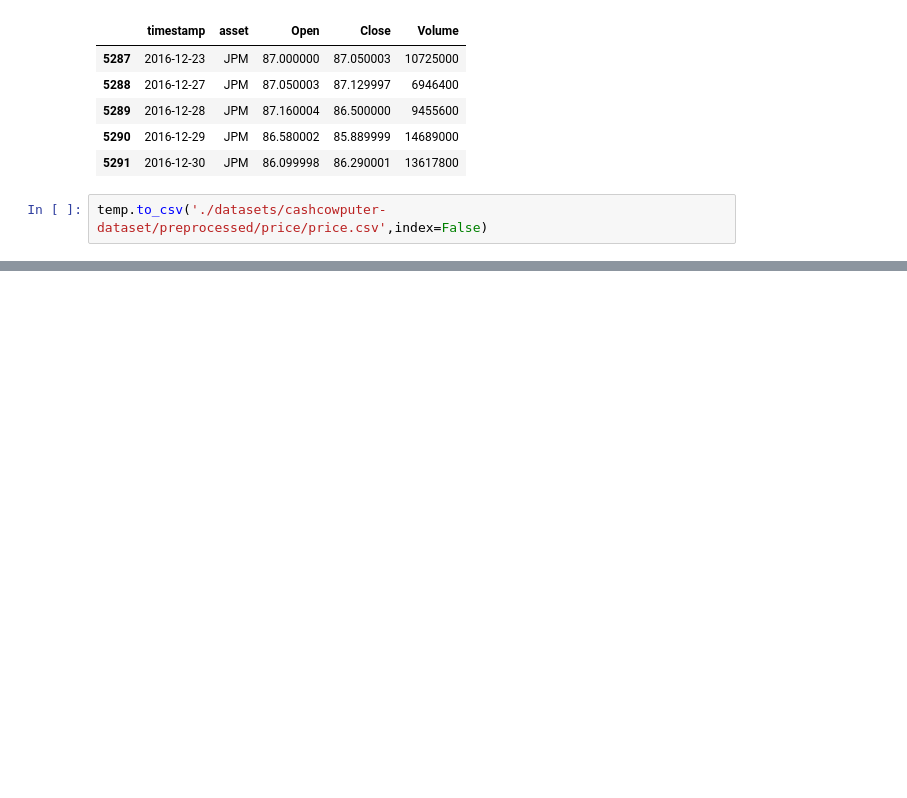
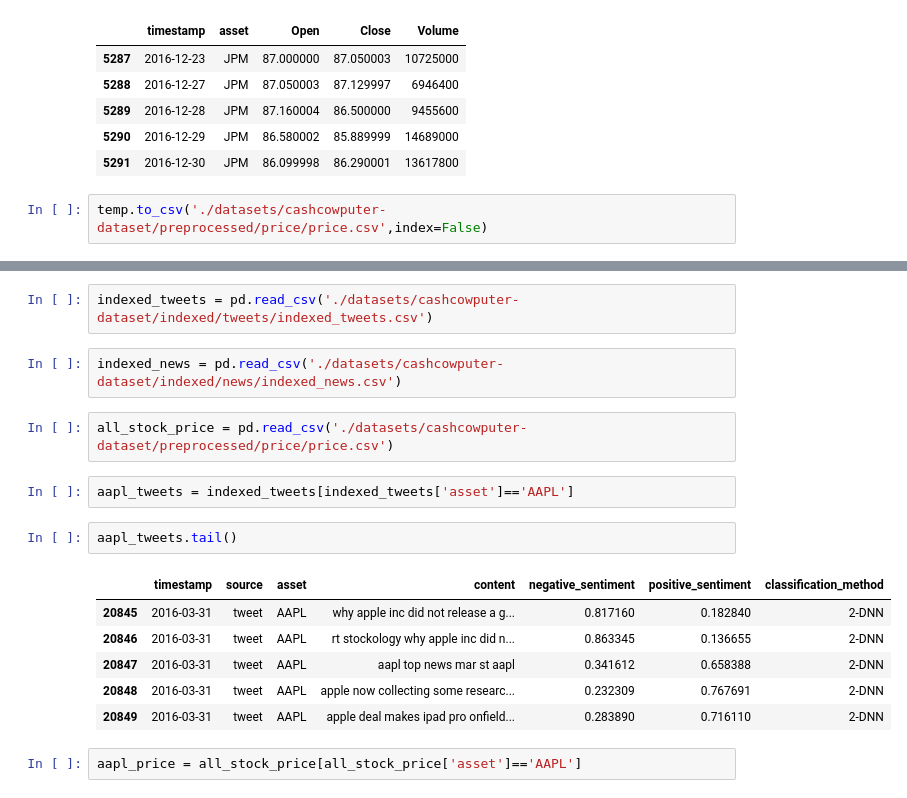
Before and after one commit to sd12498y/Cashcowputer, a Jupyter notebook: twitter sentiment classifier.ipynb, the cells around one changed output, grey strips where cells are left out. Drawn from its saved outputs; the diff is of its cells as text; blank space fills up the shorter version.

```diff
--- a/twitter sentiment classifier.ipynb
+++ b/twitter sentiment classifier.ipynb
@@ -1024,0 +1044,19 @@ temp.to_csv('./datasets/cashcowputer-dataset/preprocessed/price/price.csv',index
+# %%
+indexed_tweets = pd.read_csv('./datasets/cashcowputer-dataset/indexed/tweets/indexed_tweets.csv')
+# %%
+indexed_news = pd.read_csv('./datasets/cashcowputer-dataset/indexed/news/indexed_news.csv')
+# %%
+all_stock_price = pd.read_csv('./datasets/cashcowputer-dataset/preprocessed/price/price.csv')
+# %%
+aapl_tweets = indexed_tweets[indexed_tweets['asset']=='AAPL']
+# %%
+aapl_tweets.tail()
+# %% [output]
+|  | timestamp | source | asset | content | negative_sentiment | positive_sentiment | classification_method |
+| 20845 | 2016-03-31 | tweet | AAPL | why apple inc did not release a g... | 0.817160 | 0.182840 | 2-DNN |
+| 20846 | 2016-03-31 | tweet | AAPL | rt stockology why apple inc did n... | 0.863345 | 0.136655 | 2-DNN |
+| 20847 | 2016-03-31 | tweet | AAPL | aapl top news mar st aapl | 0.341612 | 0.658388 | 2-DNN |
+| 20848 | 2016-03-31 | tweet | AAPL | apple now collecting some researc... | 0.232309 | 0.767691 | 2-DNN |
+| 20849 | 2016-03-31 | tweet | AAPL | apple deal makes ipad pro onfield... | 0.283890 | 0.716110 | 2-DNN |
+# %%
+aapl_price = all_stock_price[all_stock_price['asset']=='AAPL']
```
Also changed, not shown: parts of 64 cells of this notebook.
